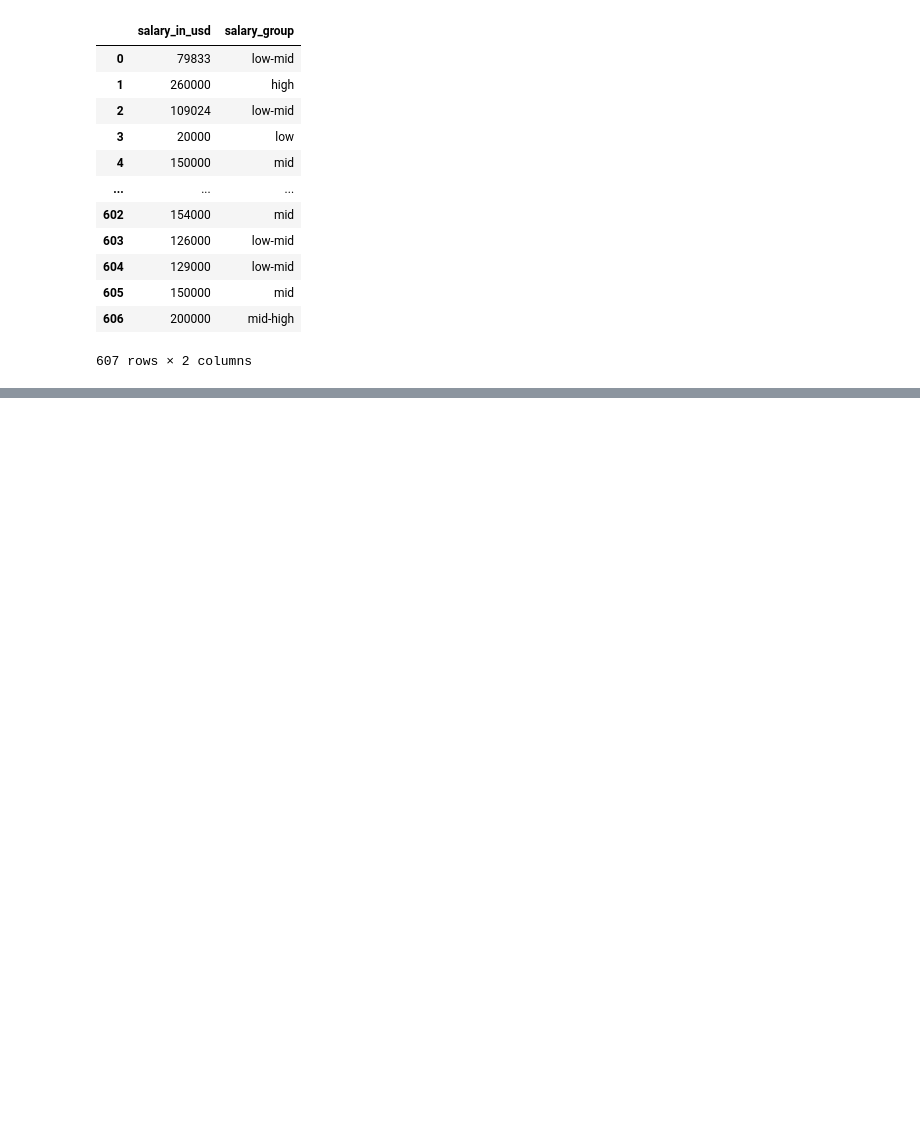
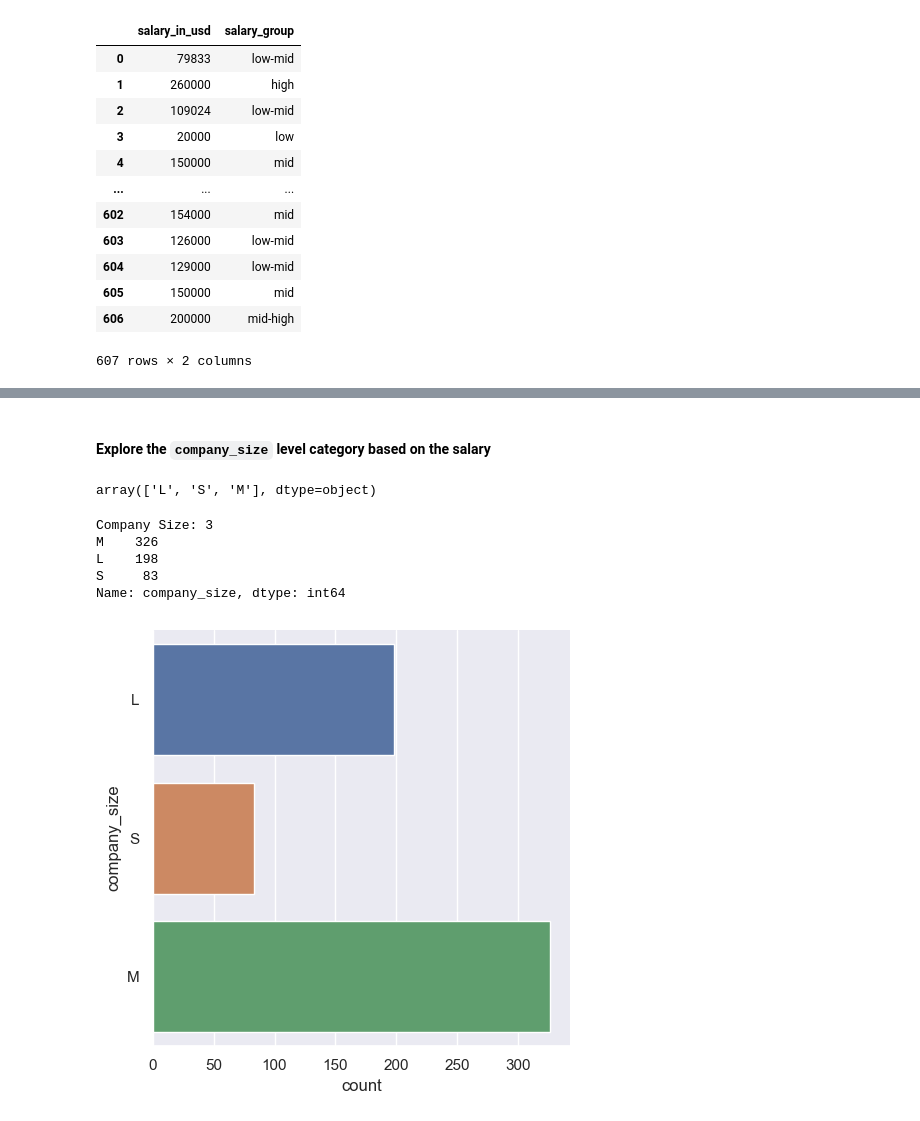
Before and after one commit to legitaxes/sc1015-mini_assignment, a Jupyter notebook: Mini-Assignment.ipynb, the cells around one changed output, grey strips where cells are left out. Drawn from its saved outputs; the diff is of its cells as text; code cells hidden in the pictures; blank space fills up the shorter version.

```diff
--- a/Mini-Assignment.ipynb
+++ b/Mini-Assignment.ipynb
@@ -177,0 +277,19 @@ salary
+# %% [markdown]
+#### Explore the `company_size` level category based on the salary
+# %%
+dsdata['company_size'].unique()
+# %% [output]
+array(['L', 'S', 'M'], dtype=object)
+# %%
+# Visualize Company Size
+print("Company Size:", len(dsdata['company_size'].unique()))
+print(dsdata['company_size'].value_counts())
+sb.catplot(y = "company_size", data = dsdata, kind = "count")
+plt.show()
+# %% [output]
+Company Size: 3
+M    326
+L    198
+S     83
+Name: company_size, dtype: int64
+[figure, added]
```
Also changed, not shown: parts of 31 cells of this notebook.
